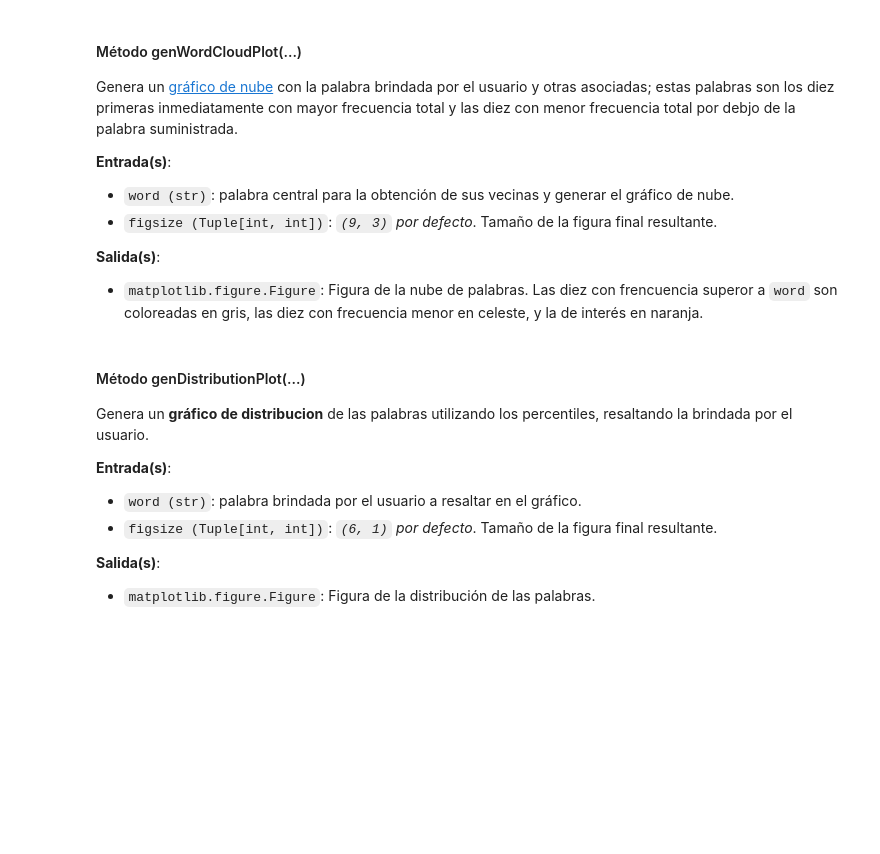
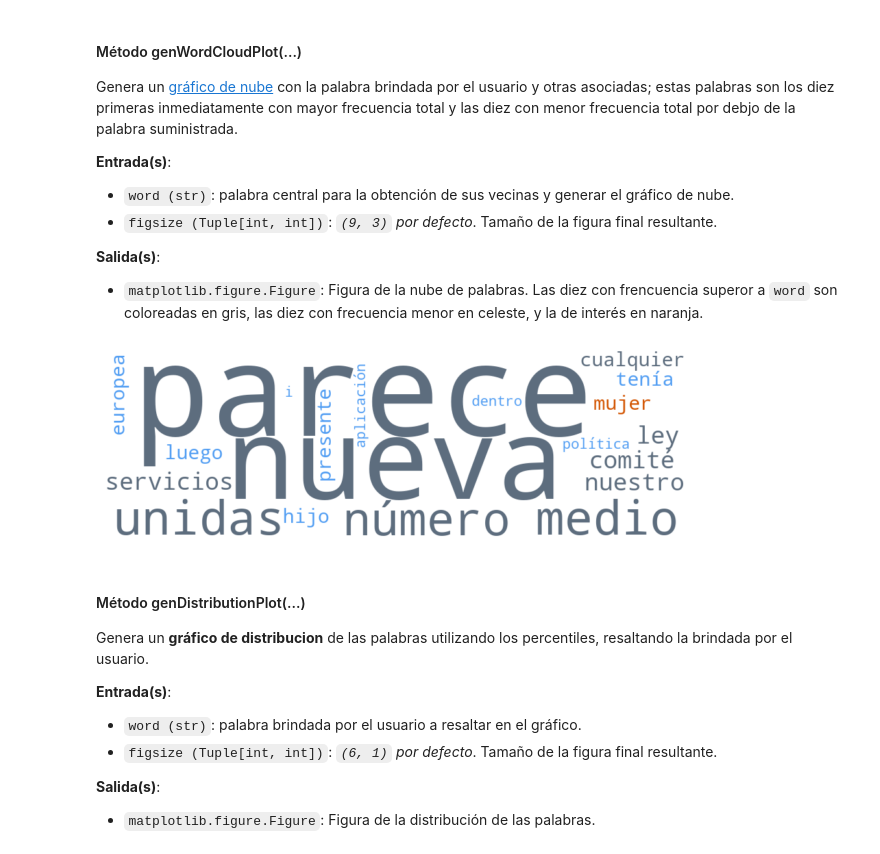
Before and after one commit to fvialibre/edia, a Jupyter notebook: notebook/EDIA_Docs.ipynb, the cells around one changed output. Drawn from its saved outputs; the diff is of its cells as text; code cells hidden in the pictures; blank space fills up the shorter version.

```diff
--- a/notebook/EDIA_Docs.ipynb
+++ b/notebook/EDIA_Docs.ipynb
@@ -73,5 +77,9 @@ from modules.module_ErrorManager import ErrorManager
 Instanciaremos ahora un objeto de la clase `ErrorManager` para tratar los errores de las siguientes clases.
 # %%
 lenguaje = 'es'   # Lenguaje de los mensajes de error.
-errorManager =  ErrorManager(f"modules/error_messages/{lenguaje}.json", str_to_prepend='', str_to_append='')
+errorManager =  ErrorManager(
+    path = f"modules/error_messages/{lenguaje}.json",
+    str_to_prepend = '',
+    str_to_append = ''
+)
 # %% [markdown]
@@ -450,7 +547,9 @@ from modules.module_vocabulary import Vocabulary
 Actualmente esta clase se carga suministrando el nombre de partición adecuado, todos disponibles en [GitHub](https://github.com/git-lu/notebook_bias_tools#setup-data). Estas particiones se tratan de archivos `.json` comprimidas dentro de un `.zip`. Es así como para instanciar un objeto de esta clase se requiere:
 *   `subset_name (str)`: Nombre de la partición descargada y presente dentro del directorio `data/`.
 # %%
-vocab = Vocabulary('quarter')
+vocab = Vocabulary(
+    subset_name = 'quarter'
+)
 # %% [output]
 Preparing quarter vocabulary...
 # %% [markdown]
@@ -511,2 +608,6 @@ Para instanciar esta clase se requiere:
 # %%
-w2c = Word2Context('vialibre/splittedspanish3bwc', vocab, errorManager)
+w2c = Word2Context(
+    context_ds_name = 'vialibre/splittedspanish3bwc',
+    vocabulary = vocab,
+    errorManager = errorManager
+)
@@ -540,7 +651,11 @@ Genera un [gráfico de nube](https://es.wikipedia.org/wiki/Nube_de_palabras) con
 **Salida(s)**:
 *   `matplotlib.figure.Figure`: Figura de la nube de palabras. Las diez con frencuencia superor a `word` son coloreadas en gris, las diez con frecuencia menor en celeste, y la de interés en naranja.
 # %%
-w2c.genWordCloudPlot('mujer')
+w2c.genWordCloudPlot(
+    word = 'mujer'
+)
+# %% [output]
+[figure, added]
 # %% [markdown]
 #### Método genDistributionPlot(...)
 
```
Also changed, not shown: parts of 67 cells of this notebook.
